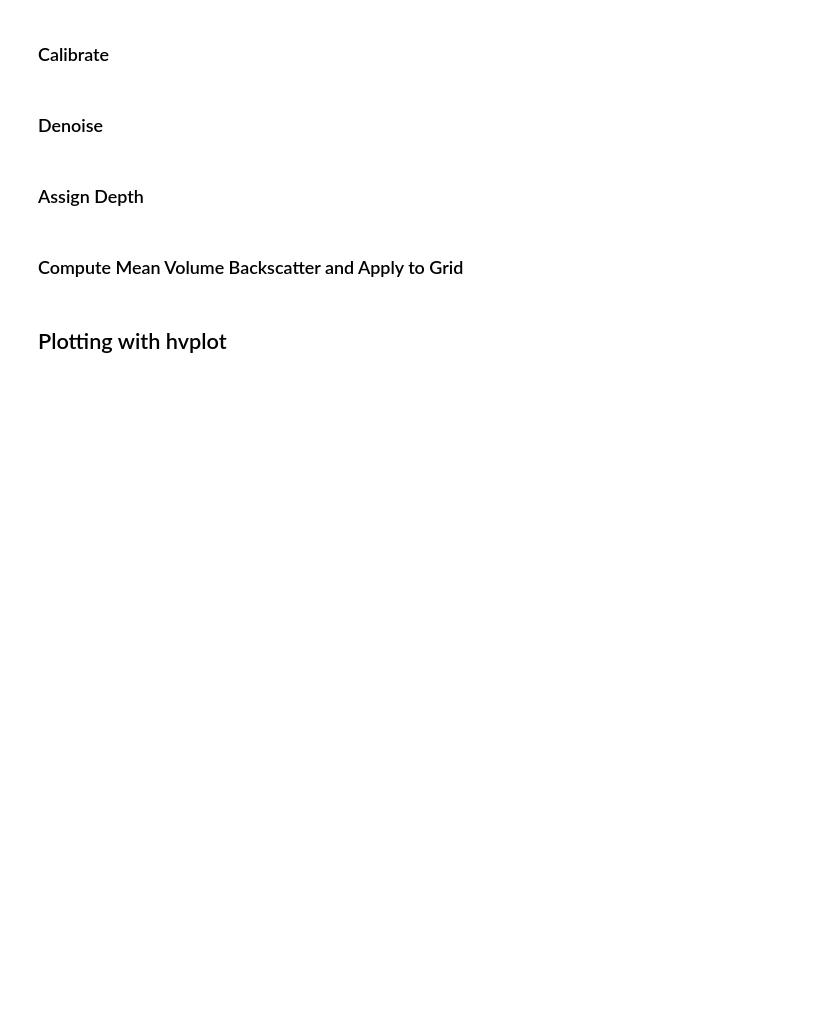
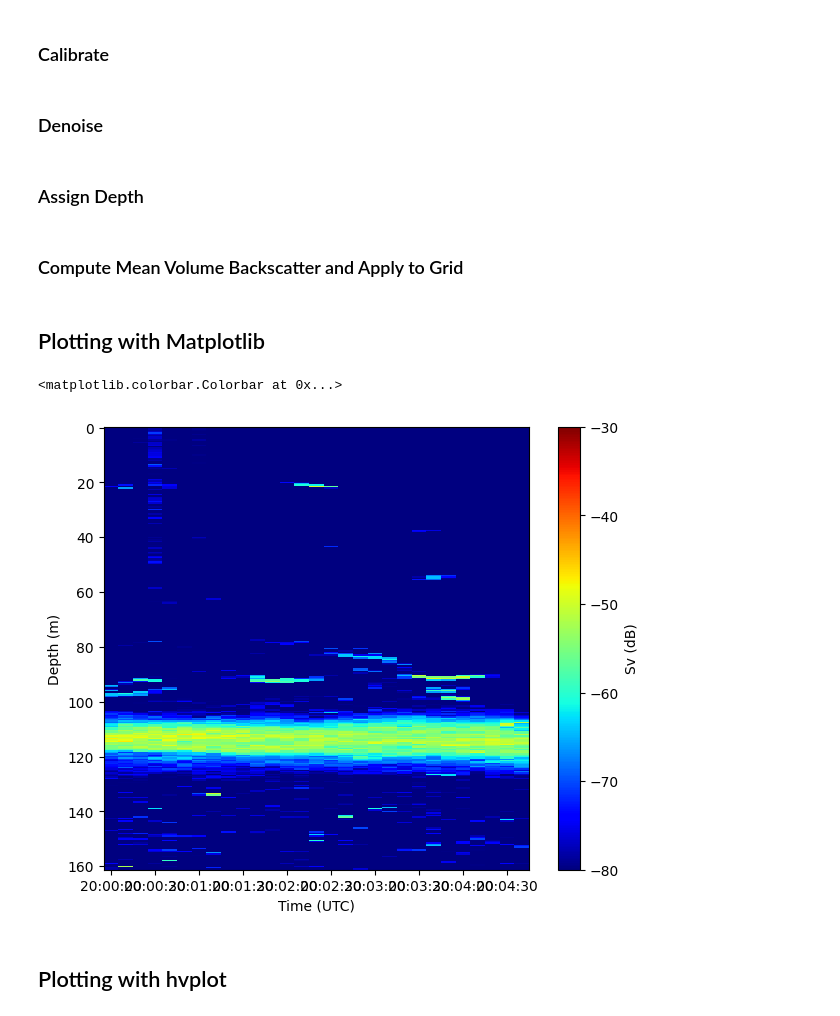
Before and after one commit to IanTBlack/onc-toolbox, a Jupyter notebook: examples/echosounder/sevip_echosounderbioa.ipynb, the cells around one changed output. Cells and saved outputs as stored; diff of their text form; code cells hidden in the pictures; blank space fills up the shorter version.

```diff
--- a/examples/echosounder/sevip_echosounderbioa.ipynb
+++ b/examples/echosounder/sevip_echosounderbioa.ipynb
@@ -21,7 +21,7 @@ onct = ONCToolbox()
 
 # Set up for the request of the last hour of data.
 date_to = datetime.now(timezone.utc)
-date_from = date_to - timedelta(minutes = 10)
+date_from = date_to - timedelta(minutes = 30)
 # %% [markdown]
 ## Download ONC Data
 
@@ -101,3 +101,5 @@ sv = echopype.consolidate.add_depth(sv, depth_offset = mean_depth, downward = Fa
 # %%
 mvbs = echopype.commongrid.compute_MVBS(sv, range_var = 'depth',range_bin = '0.5m', ping_time_bin = '10s', reindex = False, fill_value = np.nan)
 mvbs = echopype.consolidate.swap_dims_channel_frequency(mvbs)
+# %% [markdown]
+## Plotting with Matplotlib
@@ -104,3 +108,22 @@ mvbs = echopype.consolidate.swap_dims_channel_frequency(mvbs)
+# %%
+mvbs120 = mvbs.sel(frequency_nominal=120000)
+
+x = mvbs120.ping_time
+y = mvbs120.depth
+Y,X = np.meshgrid(y,x)
+Z = mvbs120.Sv
+# %%
+fig, ax = plt.subplots(1,1, figsize = (6,5), constrained_layout = True)
+
+pmesh = ax.pcolormesh(X,Y,Z, vmin = -80, vmax = -30, cmap = 'jet')
+ax.invert_yaxis()
+
+ax.set_xlabel('Time (UTC)')
+ax.set_ylabel('Depth (m)')
+fig.colorbar(pmesh, ax = ax, label = 'Sv (dB)')
+# %% [output]
+<matplotlib.colorbar.Colorbar at 0x...>
+[figure, added]
 # %% [markdown]
 ## Plotting with hvplot
 # %%
```
Also changed, not shown: parts of 5 cells of this notebook.
